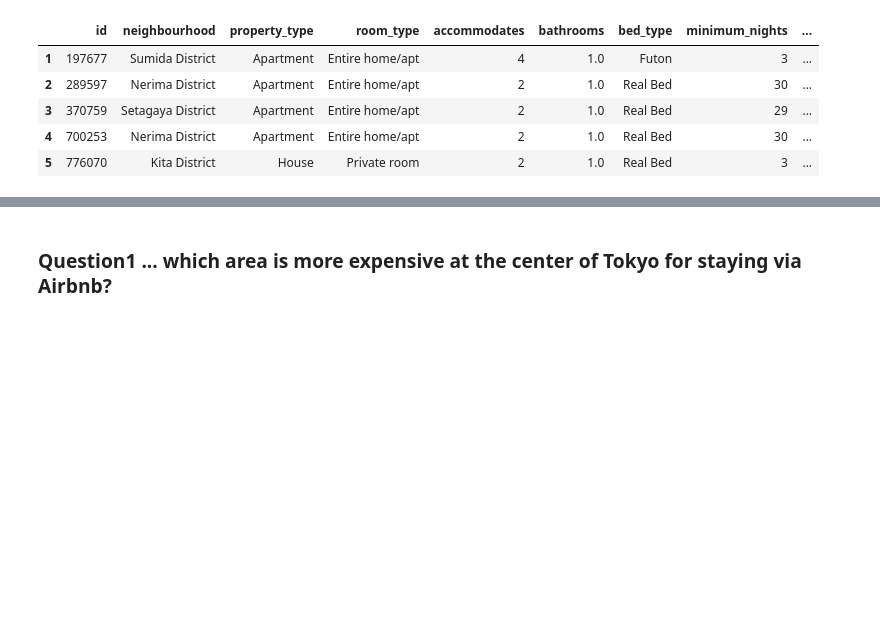
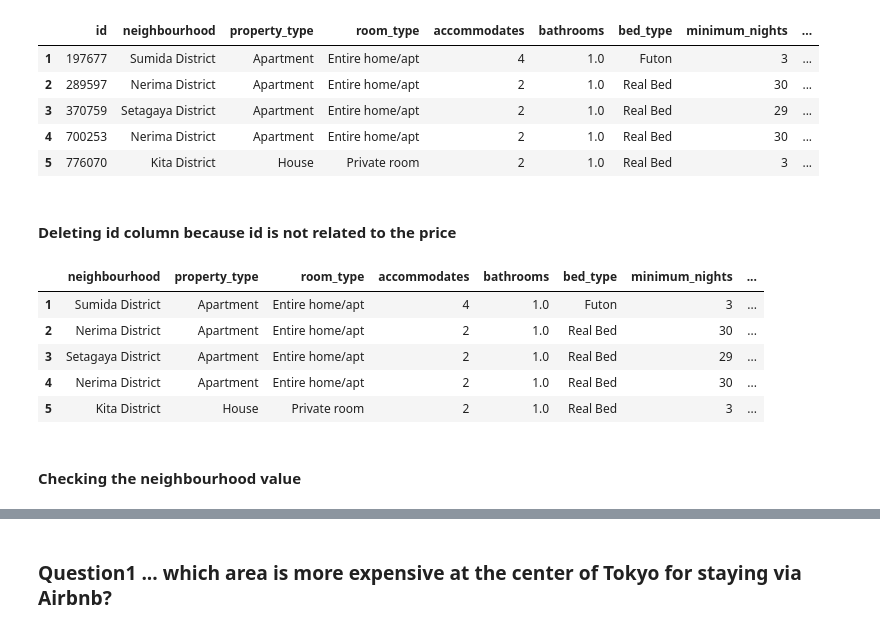
Before and after one commit to m-wakatsuru/Airbnb_Tokyo_price_prediction, a Jupyter notebook: Write_a_data_science_blog.ipynb, the cells around one changed output, grey strips where cells are left out. Saved outputs shown, nothing was run; the diff lists cells and outputs as text; code cells hidden in the pictures; blank space fills up the shorter version.

```diff
--- a/Write_a_data_science_blog.ipynb
+++ b/Write_a_data_science_blog.ipynb
@@ -250,3 +226,18 @@ df.head()
 | 3 | 370759 | Setagaya District | Apartment | Entire home/apt | 2 | 1.0 | Real Bed | 29 | ... |
 | 4 | 700253 | Nerima District | Apartment | Entire home/apt | 2 | 1.0 | Real Bed | 30 | ... |
 | 5 | 776070 | Kita District | House | Private room | 2 | 1.0 | Real Bed | 3 | ... |
+# %% [markdown]
+#### Deleting id column because id is not related to the price
+# %%
+df = df.drop('id', axis=1)
+# %%
+df.head()
+# %% [output]
+|  | neighbourhood | property_type | room_type | accommodates | bathrooms | bed_type | minimum_nights | ... |
+| 1 | Sumida District | Apartment | Entire home/apt | 4 | 1.0 | Futon | 3 | ... |
+| 2 | Nerima District | Apartment | Entire home/apt | 2 | 1.0 | Real Bed | 30 | ... |
+| 3 | Setagaya District | Apartment | Entire home/apt | 2 | 1.0 | Real Bed | 29 | ... |
+| 4 | Nerima District | Apartment | Entire home/apt | 2 | 1.0 | Real Bed | 30 | ... |
+| 5 | Kita District | House | Private room | 2 | 1.0 | Real Bed | 3 | ... |
+# %% [markdown]
+#### Checking the neighbourhood value
```
Also changed, not shown: parts of 29 cells of this notebook.
